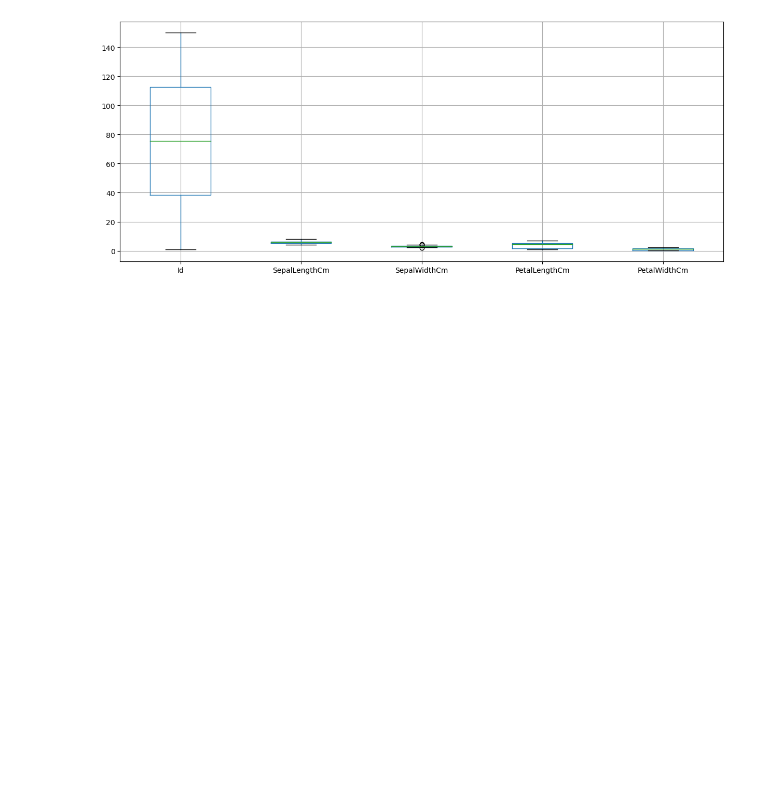
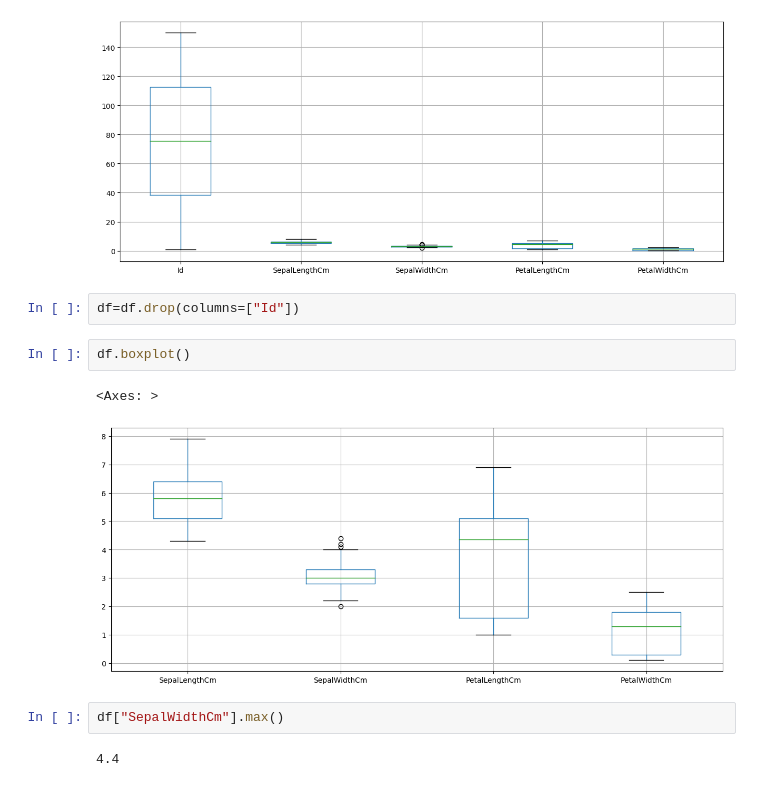
Before and after one commit to sai14karthik/ML, a Jupyter notebook: matplotlib/code.ipynb, the cells around one changed output. Drawn from its saved outputs; the diff is of its cells as text; blank space fills up the shorter version.

```diff
--- a/matplotlib/code.ipynb
+++ b/matplotlib/code.ipynb
@@ -44,3 +44,14 @@ df.boxplot()
 # %% [output]
 <Axes: >
 [figure]
+# %%
+df=df.drop(columns=["Id"])
+# %%
+df.boxplot()
+# %% [output]
+<Axes: >
+[figure, added]
+# %%
+df["SepalWidthCm"].max()
+# %% [output]
+4.4
```
Also changed, not shown: 2 other files.
